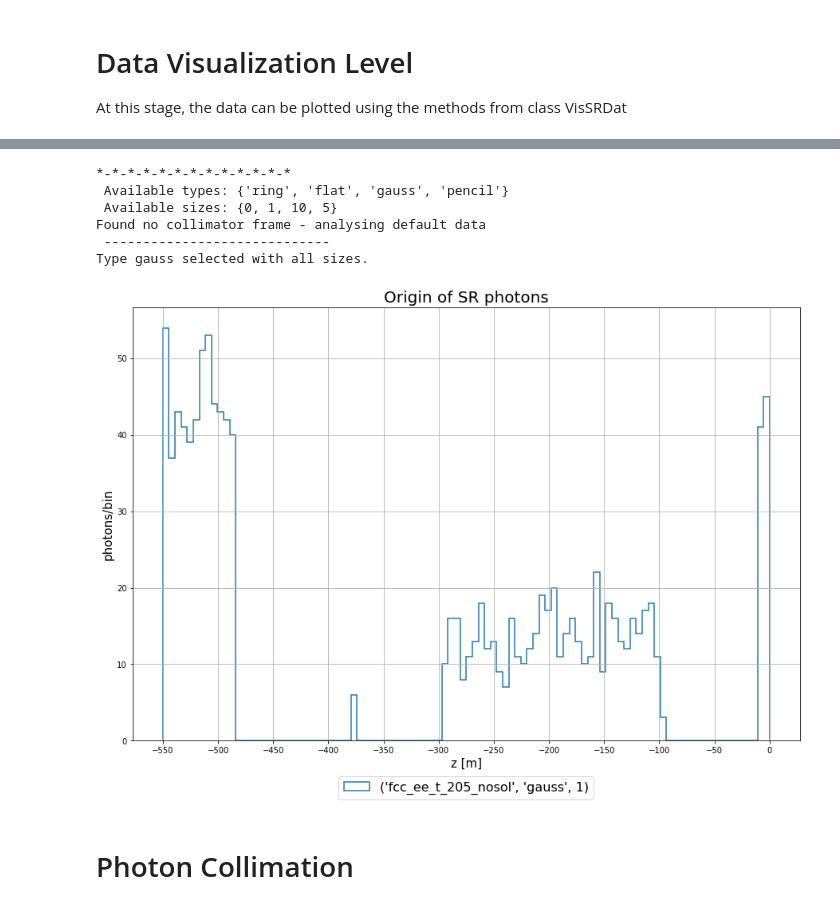
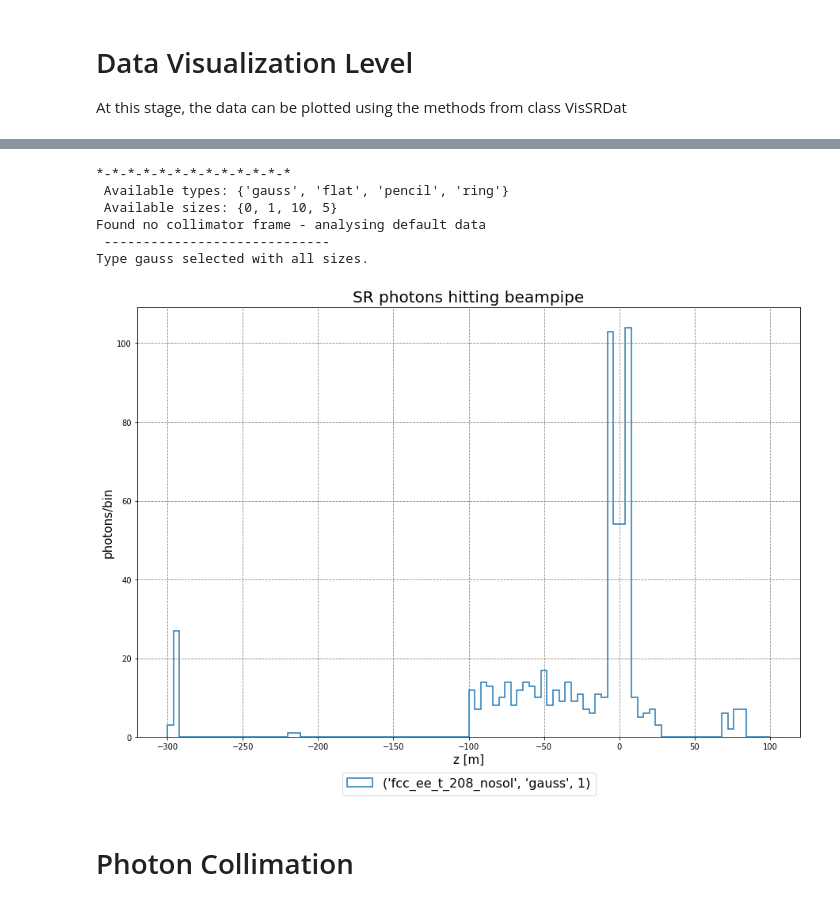
Before and after one commit to Number042/Python, a Jupyter notebook: FCCee Synchrotron-Radiation.ipynb, the cells around one changed output, grey strips where cells are left out. Saved outputs shown, nothing was run; the diff lists cells and outputs as text; code cells hidden in the pictures.

```diff
--- a/FCCee Synchrotron-Radiation.ipynb
+++ b/FCCee Synchrotron-Radiation.ipynb
@@ -54,0 +58,4 @@ DatFrame2 appended
+# %%
+Selection = DataSelection(DFseco_col)
+def_opt = Selection.opticsSelection(optics = ['fcc_ee_t_208_nosol'], verbose = 1)
+def_opt_split = DataSelection.splitNames(def_opt, verbose = 1)
@@ -56,8 +81,3 @@ DatFrame2 appended
 Data Visualization Level
 ==============
 At this stage, the data can be plotted using the methods from class VisSRDat
-# %%
-Selection = DataSelection(DFseco_col)
-def_opt = Selection.opticsSelection(optics = ['fcc_ee_t_205_nosol'], verbose = 0)
-def_opt_split = DataSelection.splitNames(def_opt)
-def_opt_split
@@ -83,16 +84,17 @@ def_opt_split
 # %%
 beamTypes, beamSizes = Selection.get_beamShapes_and_Size(verbose = 1)
 plotpath = '/home/mlueckhof/temporary/'
-pltdat.plot_diffBeamShape(def_opt_split, plotpath, beamTypes, beamSizes, zlim = [], Type = 'origin', nBin = 100,
-                          beam = ['gauss'], size = 'all', ticks = 50, verbose = 0, save = 0)
+pltdat.plot_diffBeamShape(def_opt_split, plotpath, beamTypes, beamSizes, zlim = [], magnet = ['DRIFT'],
+                          Type = 'hit', nBin = 100, beam = ['gauss'], size = 'all', ticks = 50,
+                          verbose = 0, save = 0)
 # %% [output]
 *-*-*-*-*-*-*-*-*-*-*-*-*
- Available types: {'ring', 'flat', 'gauss', 'pencil'}
+ Available types: {'gauss', 'flat', 'pencil', 'ring'}
  Available sizes: {0, 1, 10, 5}
 Found no collimator frame - analysing default data
  -----------------------------
 Type gauss selected with all sizes.
-[figure, old version]
+[figure, new version]
 # %% [markdown]
 Photon Collimation
 ===========
```
Also changed, not shown: parts of 3 cells of this notebook, 2 other files.
